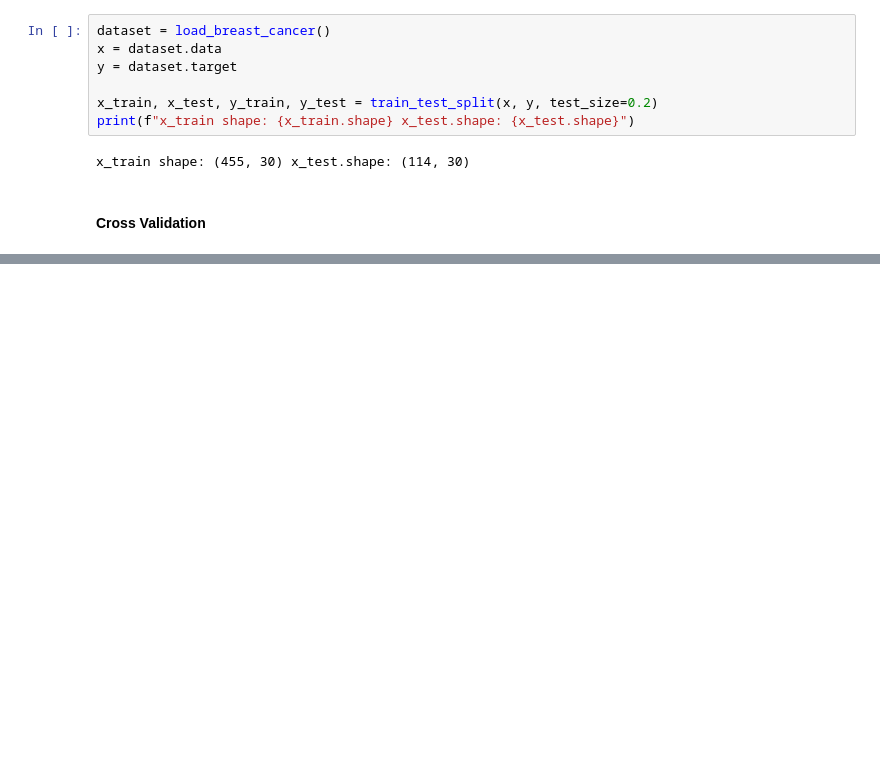
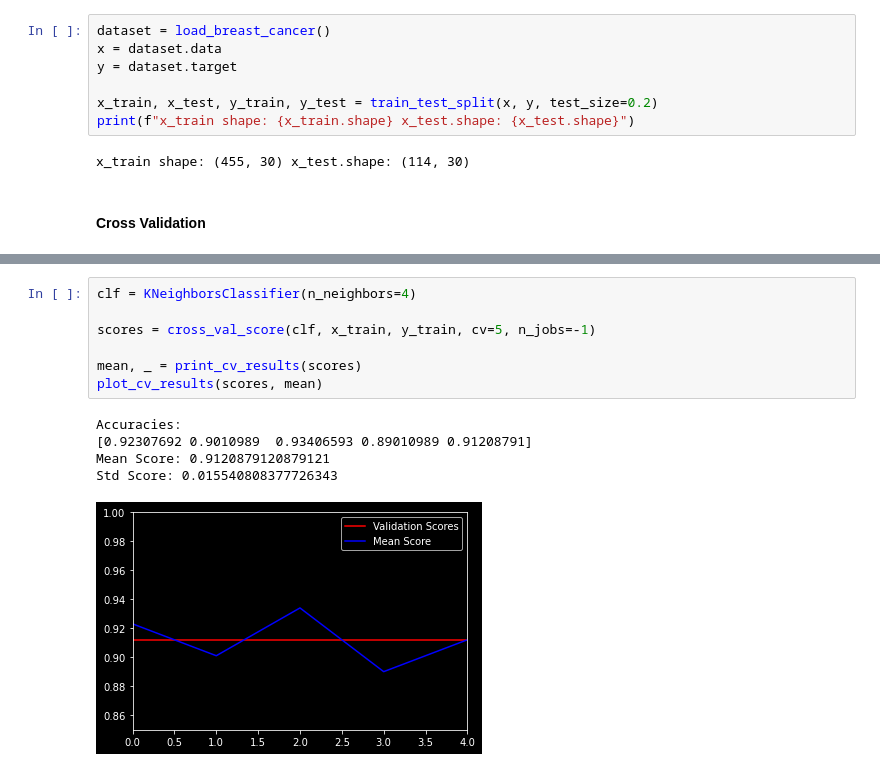
Before and after one commit to franneck94/UdemyML, a Jupyter notebook: Chapter8_MetricsAndEvaluation/CrossValidation/CrossValidation.ipynb, the cells around one changed output, grey strips where cells are left out. Drawn from its saved outputs; the diff is of its cells as text; blank space fills up the shorter version.

```diff
--- a/Chapter8_MetricsAndEvaluation/CrossValidation/CrossValidation.ipynb
+++ b/Chapter8_MetricsAndEvaluation/CrossValidation/CrossValidation.ipynb
@@ -88,0 +71,13 @@ plt.show()
+# %%
+clf = KNeighborsClassifier(n_neighbors=4)
+
+scores = cross_val_score(clf, x_train, y_train, cv=5, n_jobs=-1)
+
+mean, _ = print_cv_results(scores)
+plot_cv_results(scores, mean)
+# %% [output]
+Accuracies:
+[0.92307692 0.9010989  0.93406593 0.89010989 0.91208791]
+Mean Score: 0.9120879120879121
+Std Score: 0.015540808377726343
+[figure, added]
```
Also changed, not shown: parts of 8 cells of this notebook, 4 other files.
